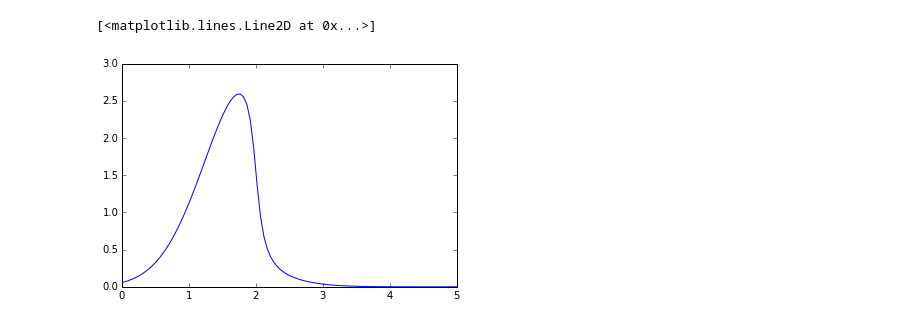
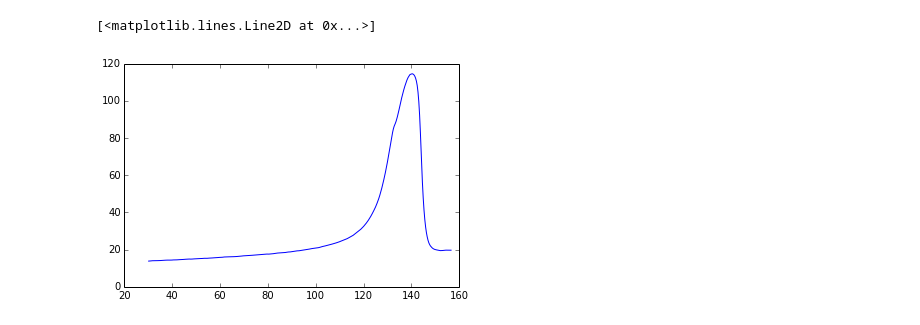
Before and after one commit to JanLL/masterarbeit, a Jupyter notebook: spielwiese.ipynb, the cells around one changed output. Drawn from its saved outputs; the diff is of its cells as text; code cells hidden in the pictures.

```diff
--- a/spielwiese.ipynb
+++ b/spielwiese.ipynb
@@ -5,11 +10,16 @@ import matplotlib.pyplot as plt
-# %%
-def f(x, a=2, b=1., c=1., d=10.):
-    return (np.arctan(-d*(x-a))+np.pi/2.)*(b*np.exp(-c*(x-a)**2))
-
-x = np.linspace(0, 5., 100)
-y = f(x)
-
-plt.plot(x, y)
-# %% [output]
-[<matplotlib.lines.Line2D at 0x...>]
-[figure, removed]
+# %%
+# load specific heat capacity (c_p) of the phase change material (pcm)
+
+c_p_pcm_file = io.loadmat('code/c_p_pcm.mat')
+
+T_grid = c_p_pcm_file['T_grid']
+T_30 = np.where(T_grid > 30.)[0].min()
+
+# last 8 entries are nan in c_p_pcm and temp > 30 C
+c_p_pcm = c_p_pcm_file['c_p_pcm'][T_30:-8][:,0]
+T_grid = c_p_pcm_file['T_grid'][T_30:-8][:,0]
+
+plt.plot(T_grid, c_p_pcm)
+# %% [output]
+[<matplotlib.lines.Line2D at 0x...>]
+[figure, added]
```
Also changed, not shown: parts of 5 cells of this notebook, 10 other files.
